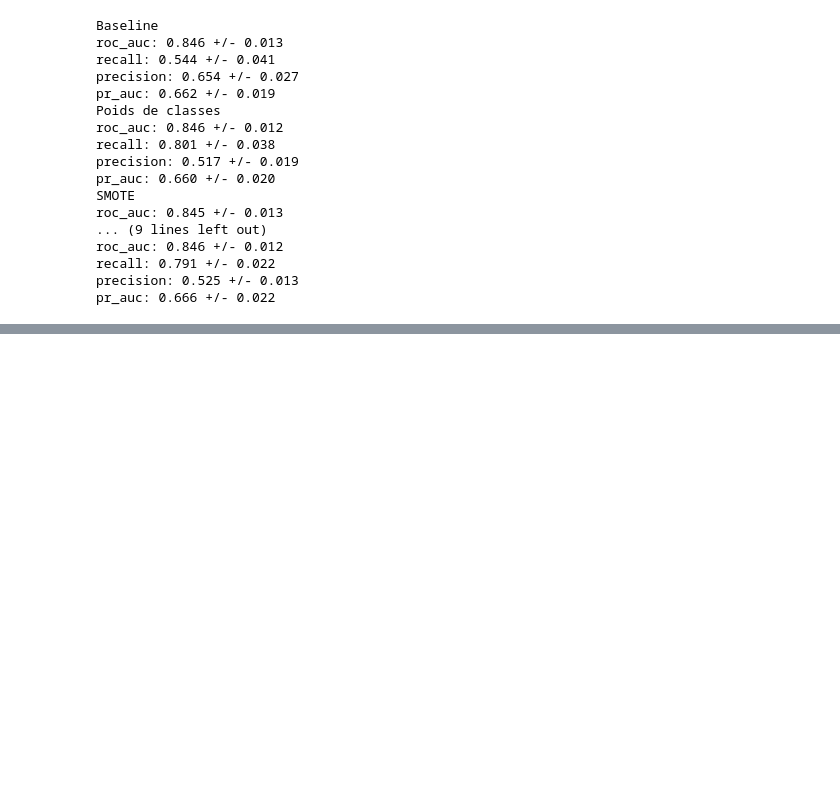
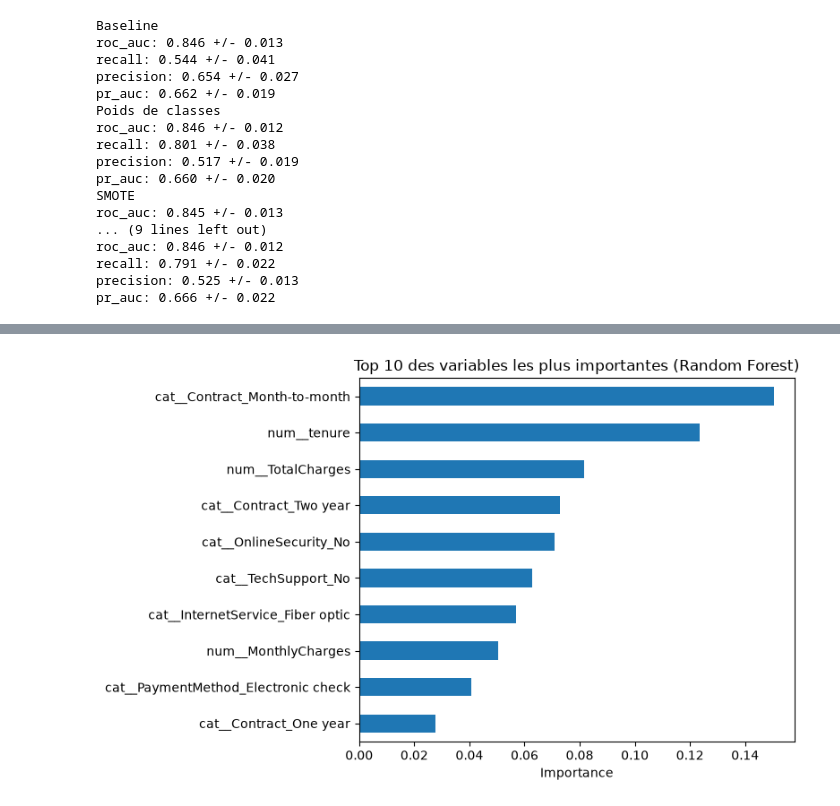
Before and after one commit to Beautrel/Datheon_Machine_Learning_Data_Science_Internship, a Jupyter notebook: task3_churn/02_modeling.ipynb, the cells around one changed output, grey strips where cells are left out. Cells and saved outputs as stored; diff of their text form; code cells hidden in the pictures; blank space fills up the shorter version.

```diff
--- a/task3_churn/02_modeling.ipynb
+++ b/task3_churn/02_modeling.ipynb
@@ -147,0 +179,13 @@ pr_auc: 0.666 +/- 0.022
+# %%
+names = rf_pipeline["preprocessor"].get_feature_names_out()
+importances = rf_pipeline["model"].feature_importances_
+top10 = pd.Series(importances, index=names).nlargest(10)
+
+plt.figure(figsize=(8, 5))
+top10.sort_values().plot(kind="barh")
+plt.title("Top 10 des variables les plus importantes (Random Forest)")
+plt.xlabel("Importance")
+plt.tight_layout()
+plt.show()
+# %% [output]
+[figure, added]
```
Also changed, not shown: parts of 3 cells of this notebook.
